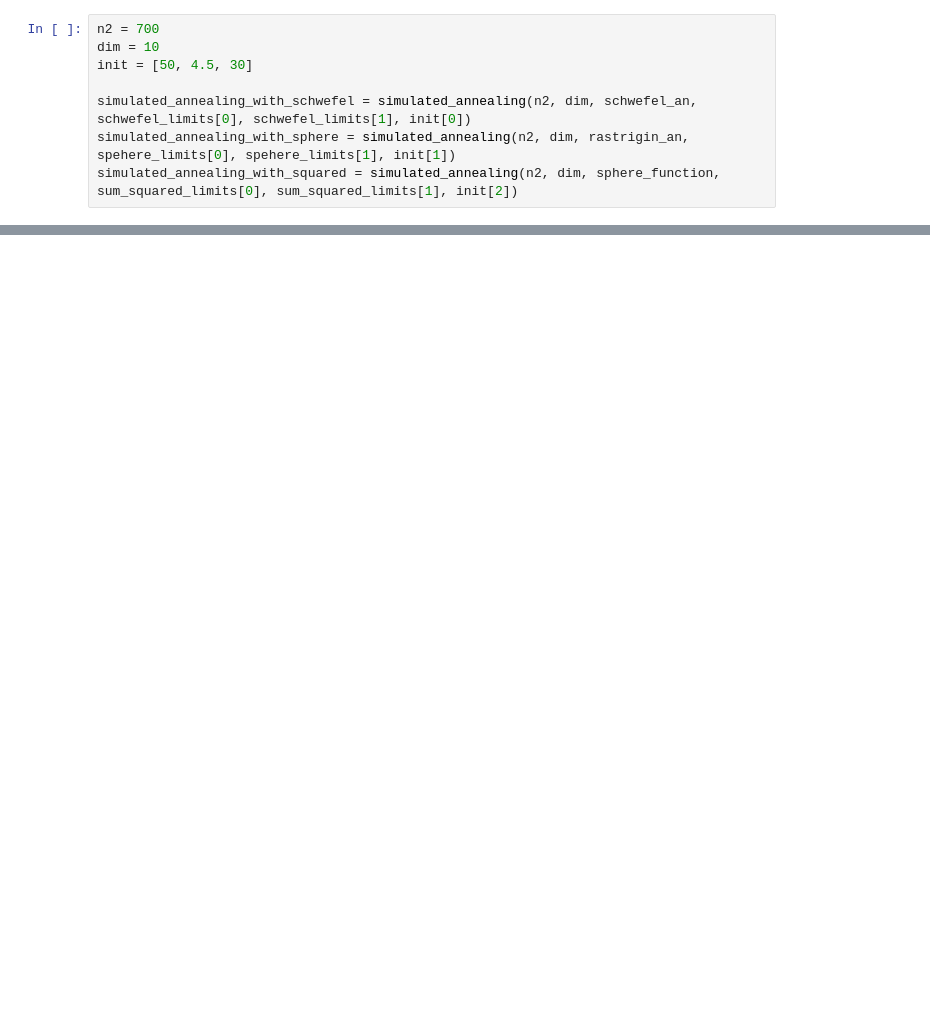
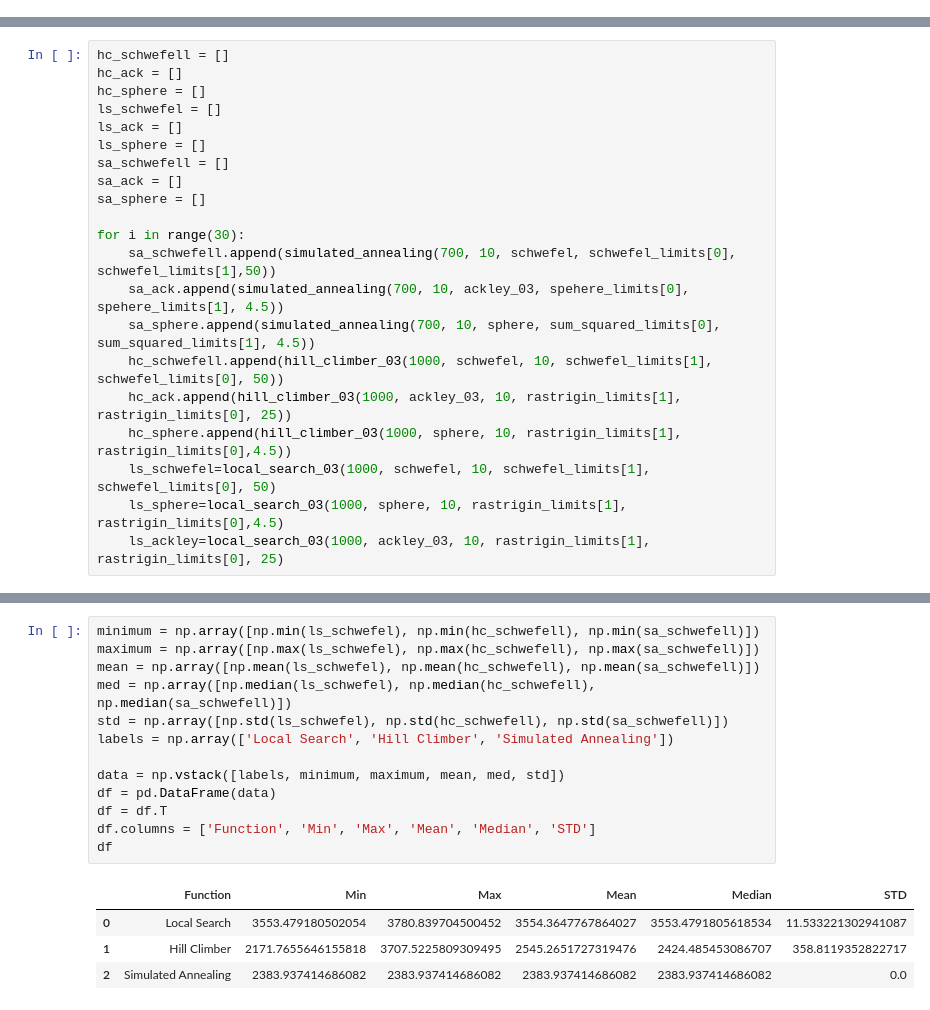
Before and after one commit to Edems10/matematicka_informatika, a Jupyter notebook: 03.ipynb, the cells around one changed output, grey strips where cells are left out. Saved outputs shown, nothing was run; the diff lists cells and outputs as text; blank space fills up the shorter version.

```diff
--- a/03.ipynb
+++ b/03.ipynb
@@ -173,8 +117,0 @@ hill_zaarkov=hill_climber(zakharov,zakharov_limits[0],zakharov_limits[1])
-# %%
-n2 = 700
-dim = 10
-init = [50, 4.5, 30]
-
-simulated_annealing_with_schwefel = simulated_annealing(n2, dim, schwefel_an, schwefel_limits[0], schwefel_limits[1], init[0])
-simulated_annealing_with_sphere = simulated_annealing(n2, dim, rastrigin_an, spehere_limits[0], spehere_limits[1], init[1])
-simulated_annealing_with_squared = simulated_annealing(n2, dim, sphere_function, sum_squared_limits[0], sum_squared_limits[1], init[2])
@@ -180,0 +262,21 @@ simulated_annealing_with_squared = simulated_annealing(n2, dim, sphere_function,
+# %%
+hc_schwefell = []
+hc_ack = []
+hc_sphere = []
+ls_schwefel = []
+ls_ack = []
+ls_sphere = []
+sa_schwefell = []
+sa_ack = []
+sa_sphere = []
+
+for i in range(30):
+    sa_schwefell.append(simulated_annealing(700, 10, schwefel, schwefel_limits[0], schwefel_limits[1],50))
+    sa_ack.append(simulated_annealing(700, 10, ackley_03, spehere_limits[0], spehere_limits[1], 4.5))
+    sa_sphere.append(simulated_annealing(700, 10, sphere, sum_squared_limits[0], sum_squared_limits[1], 4.5))
+    hc_schwefell.append(hill_climber_03(1000, schwefel, 10, schwefel_limits[1], schwefel_limits[0], 50))
+    hc_ack.append(hill_climber_03(1000, ackley_03, 10, rastrigin_limits[1], rastrigin_limits[0], 25))
+    hc_sphere.append(hill_climber_03(1000, sphere, 10, rastrigin_limits[1], rastrigin_limits[0],4.5))
+    ls_schwefel=local_search_03(1000, schwefel, 10, schwefel_limits[1], schwefel_limits[0], 50)
+    ls_sphere=local_search_03(1000, sphere, 10, rastrigin_limits[1], rastrigin_limits[0],4.5)
+    ls_ackley=local_search_03(1000, ackley_03, 10, rastrigin_limits[1], rastrigin_limits[0], 25)
@@ -180,0 +323,18 @@ simulated_annealing_with_squared = simulated_annealing(n2, dim, sphere_function,
+# %%
+minimum = np.array([np.min(ls_schwefel), np.min(hc_schwefell), np.min(sa_schwefell)])
+maximum = np.array([np.max(ls_schwefel), np.max(hc_schwefell), np.max(sa_schwefell)])
+mean = np.array([np.mean(ls_schwefel), np.mean(hc_schwefell), np.mean(sa_schwefell)])
+med = np.array([np.median(ls_schwefel), np.median(hc_schwefell), np.median(sa_schwefell)])
+std = np.array([np.std(ls_schwefel), np.std(hc_schwefell), np.std(sa_schwefell)])
+labels = np.array(['Local Search', 'Hill Climber', 'Simulated Annealing'])
+
+data = np.vstack([labels, minimum, maximum, mean, med, std])
+df = pd.DataFrame(data)
+df = df.T
+df.columns = ['Function', 'Min', 'Max', 'Mean', 'Median', 'STD']
+df
+# %% [output]
+|  | Function | Min | Max | Mean | Median | STD |
+| 0 | Local Search | 3553.479180502054 | 3780.839704500452 | 3554.3647767864027 | 3553.4791805618534 | 11.533221302941087 |
+| 1 | Hill Climber | 2171.7655646155818 | 3707.5225809309495 | 2545.2651727319476 | 2424.485453086707 | 358.8119352822717 |
+| 2 | Simulated Annealing | 2383.937414686082 | 2383.937414686082 | 2383.937414686082 | 2383.937414686082 | 0.0 |
```
Also changed, not shown: parts of 16 cells of this notebook.
